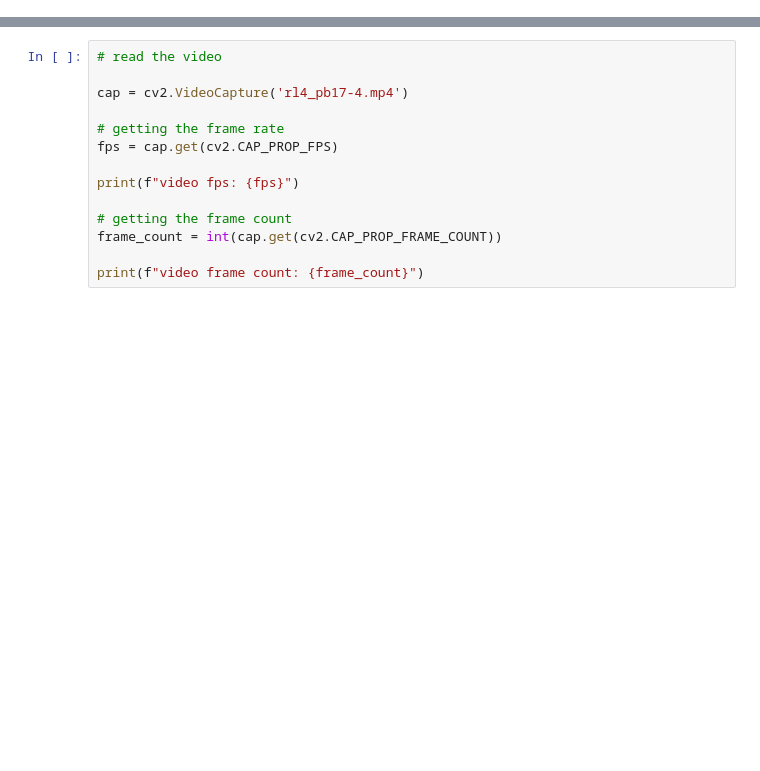
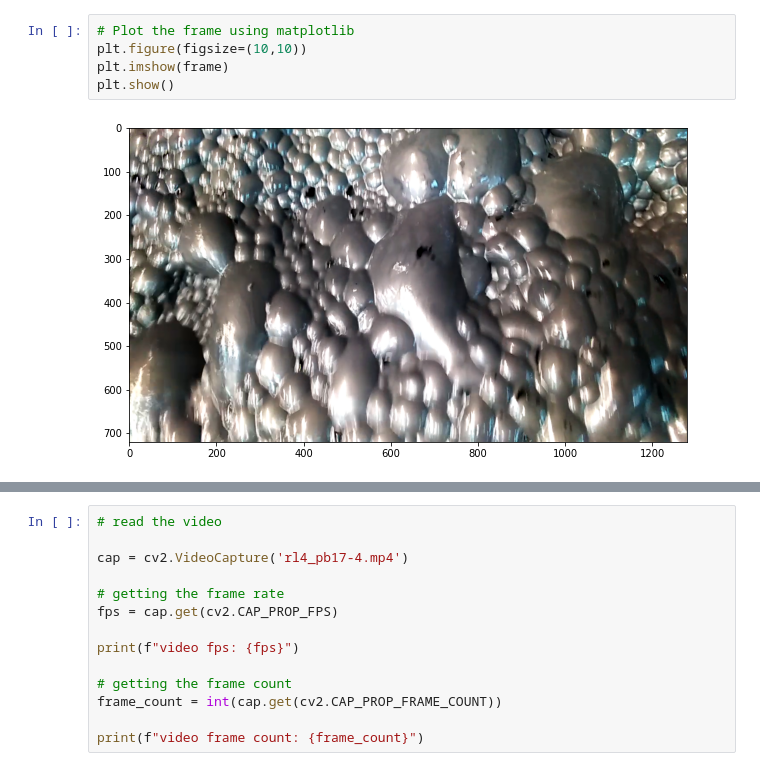
Before and after one commit to Ahmedbendaouia/MIC-DS23-Froth-Stabality, a Jupyter notebook: bulle-size-v12-F.ipynb, the cells around one changed output, grey strips where cells are left out. Drawn from its saved outputs; the diff is of its cells as text; blank space fills up the shorter version.

```diff
--- a/bulle-size-v12-F.ipynb
+++ b/bulle-size-v12-F.ipynb
@@ -207 +197,8 @@ def bubble_size_distribution(path_img, size_img, list_max_group_perimeters, list
+# %%
+# Plot the frame using matplotlib
+plt.figure(figsize=(10,10))
+plt.imshow(frame)
+plt.show()
+# %% [output]
+[figure, added]
 # %%
```
Also changed, not shown: parts of 42 cells of this notebook, 1 other file.
